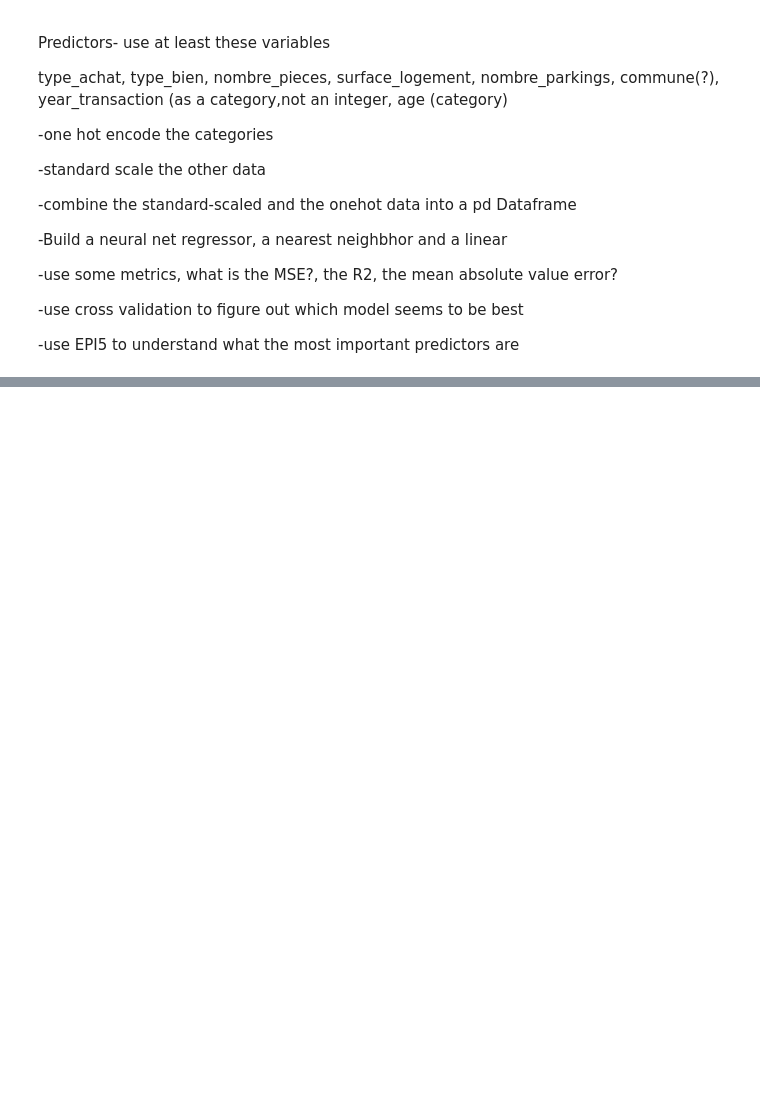
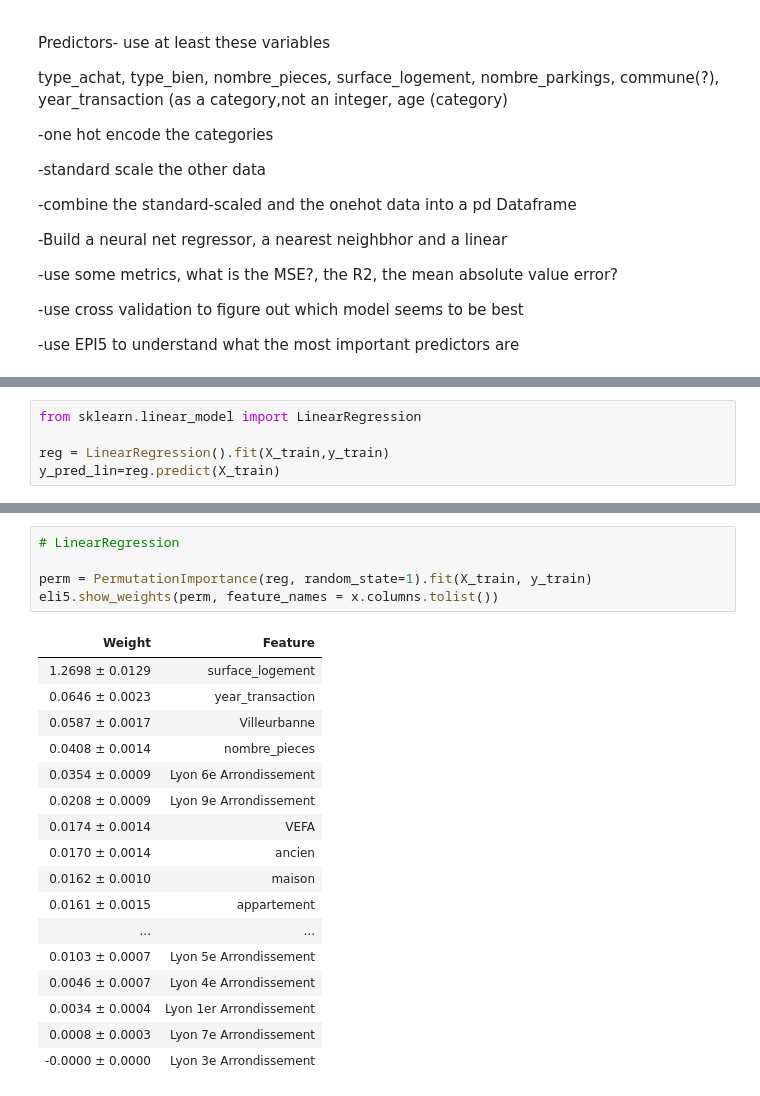
Before and after one commit to 17dmorehouse/DAT_514-Machine-Learning, a Jupyter notebook: Notes/02.01.2024 Lyons_Housing_Data.ipynb, the cells around one changed output, grey strips where cells are left out. Cells and saved outputs as stored; diff of their text form; blank space fills up the shorter version.

```diff
--- a/Notes/02.01.2024 Lyons_Housing_Data.ipynb
+++ b/Notes/02.01.2024 Lyons_Housing_Data.ipynb
@@ -119,0 +232,5 @@ type_achat, type_bien, nombre_pieces,  surface_logement, nombre_parkings, commun
+# %%
+from sklearn.linear_model import LinearRegression
+
+reg = LinearRegression().fit(X_train,y_train)
+y_pred_lin=reg.predict(X_train)
@@ -119,0 +349,23 @@ type_achat, type_bien, nombre_pieces,  surface_logement, nombre_parkings, commun
+# %%
+# LinearRegression
+
+perm = PermutationImportance(reg, random_state=1).fit(X_train, y_train)
+eli5.show_weights(perm, feature_names = x.columns.tolist())
+# %% [output]
+| Weight | Feature |
+| 1.2698 ± 0.0129 | surface_logement |
+| 0.0646 ± 0.0023 | year_transaction |
+| 0.0587 ± 0.0017 | Villeurbanne |
+| 0.0408 ± 0.0014 | nombre_pieces |
+| 0.0354 ± 0.0009 | Lyon 6e Arrondissement |
+| 0.0208 ± 0.0009 | Lyon 9e Arrondissement |
+| 0.0174 ± 0.0014 | VEFA |
+| 0.0170 ± 0.0014 | ancien |
+| 0.0162 ± 0.0010 | maison |
+| 0.0161 ± 0.0015 | appartement |
+| ... | ... |
+| 0.0103 ± 0.0007 | Lyon 5e Arrondissement |
+| 0.0046 ± 0.0007 | Lyon 4e Arrondissement |
+| 0.0034 ± 0.0004 | Lyon 1er Arrondissement |
+| 0.0008 ± 0.0003 | Lyon 7e Arrondissement |
+| -0.0000 ± 0.0000 | Lyon 3e Arrondissement |
```
Also changed, not shown: parts of 31 cells of this notebook, 25 other files.
